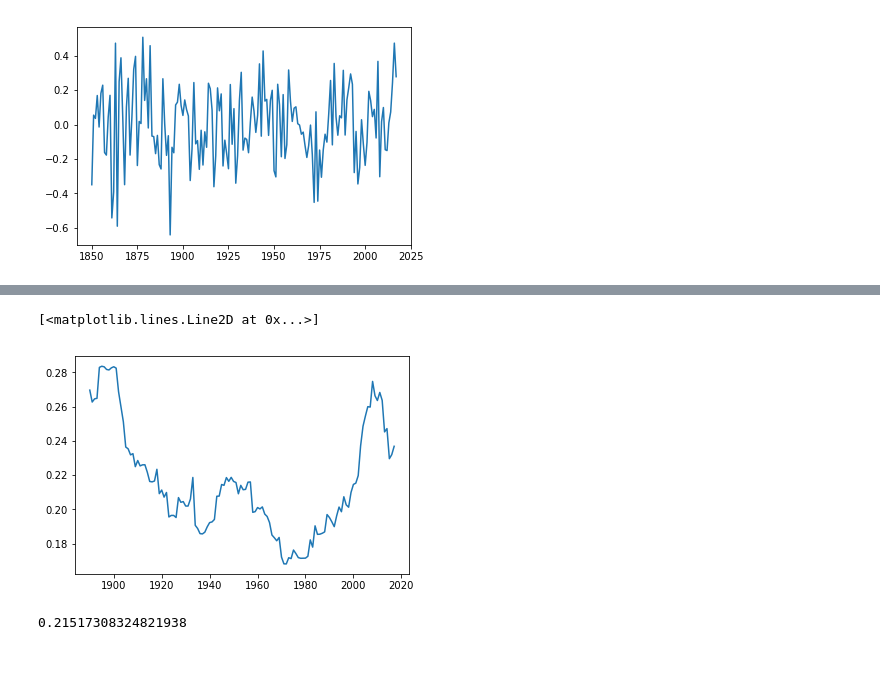
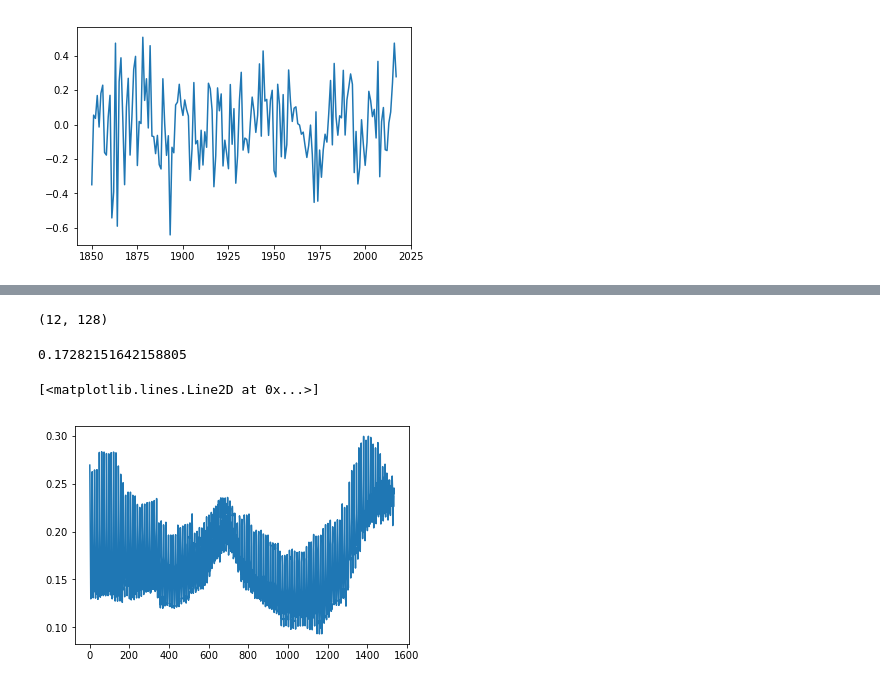
Before and after one commit to Loljaca/Emergent_Constraints, a Jupyter notebook: HadCRUT4_detrend.ipynb, the cells around one changed output, grey strips where cells are left out. Drawn from its saved outputs; the diff is of its cells as text; code cells hidden in the pictures.

```diff
--- a/HadCRUT4_detrend.ipynb
+++ b/HadCRUT4_detrend.ipynb
@@ -50,23 +42,35 @@ np.std(data_jan_temp[0])
-# %%
-p=40
-data_jan = [data[e*12] for e in range(0,n)]
-data_jan_temp=np.zeros([n-p,p])
-data_jan_mean = np.zeros(n-p)
-data_jan_detrend_part = np.zeros([n-p,p])
-psi=np.zeros(n-p)
-for j in range(0,n-p):
-    data_jan_temp[j]=[data_jan[i+j] for i in range(0,p)]
-    data_jan_mean[j]=np.mean(data_jan_temp)
-    data_jan_detrend_part[j] = data_jan_temp[j]-data_jan_mean[j]
-    psi[j]=np.std(data_jan_detrend_part[j])
-# %%
-t=[1850+p+j for j in range(0,n-p)]
-plt.plot(t,psi)
-# %% [output]
-[<matplotlib.lines.Line2D at 0x...>]
-[figure, removed]
+# %%
+p=40
+data_m = np.zeros([12,n])
+data_m_temp=np.zeros([12,n-p,p])
+data_m_mean = np.zeros([12,n-p])
+data_m_detrend_part = np.zeros([12,n-p,p])
+psi_m=np.zeros([12,n-p])
+for k in range(0,12):
+    data_m[k] = [data[e*12+k] for e in range(0,n)]
+    for j in range(0,n-p):
+        data_m_temp[k][j]=[data_m[k][i+j] for i in range(0,p)]
+        data_m_mean[k][j]=np.mean(data_m_temp[k][j])
+        data_m_detrend_part[k][j] = data_m_temp[k][j]-data_m_mean[k][j]
+        temp=np.std(data_m_detrend_part[k][j])
+        psi_m[k][j]=temp
+# %%
+psi_m.shape
+# %% [output]
+(12, 128)
+# %%
+psi_array=np.zeros(1536)
+for j in range(0,12):
+    for i in range(0,128):
+        psi_array[12*i+j] = psi_m[j][i]
 # %%
-psi_final = np.mean(psi)
+psi_final = np.mean(psi_array)
 psi_final
 # %% [output]
-0.21517308324821938
+0.17282151642158805
+# %%
+t=np.linspace(1,1536,1536)
+plt.plot(t,psi_array)
+# %% [output]
+[<matplotlib.lines.Line2D at 0x...>]
+[figure, added]
```
Also changed, not shown: parts of 2 cells of this notebook.
